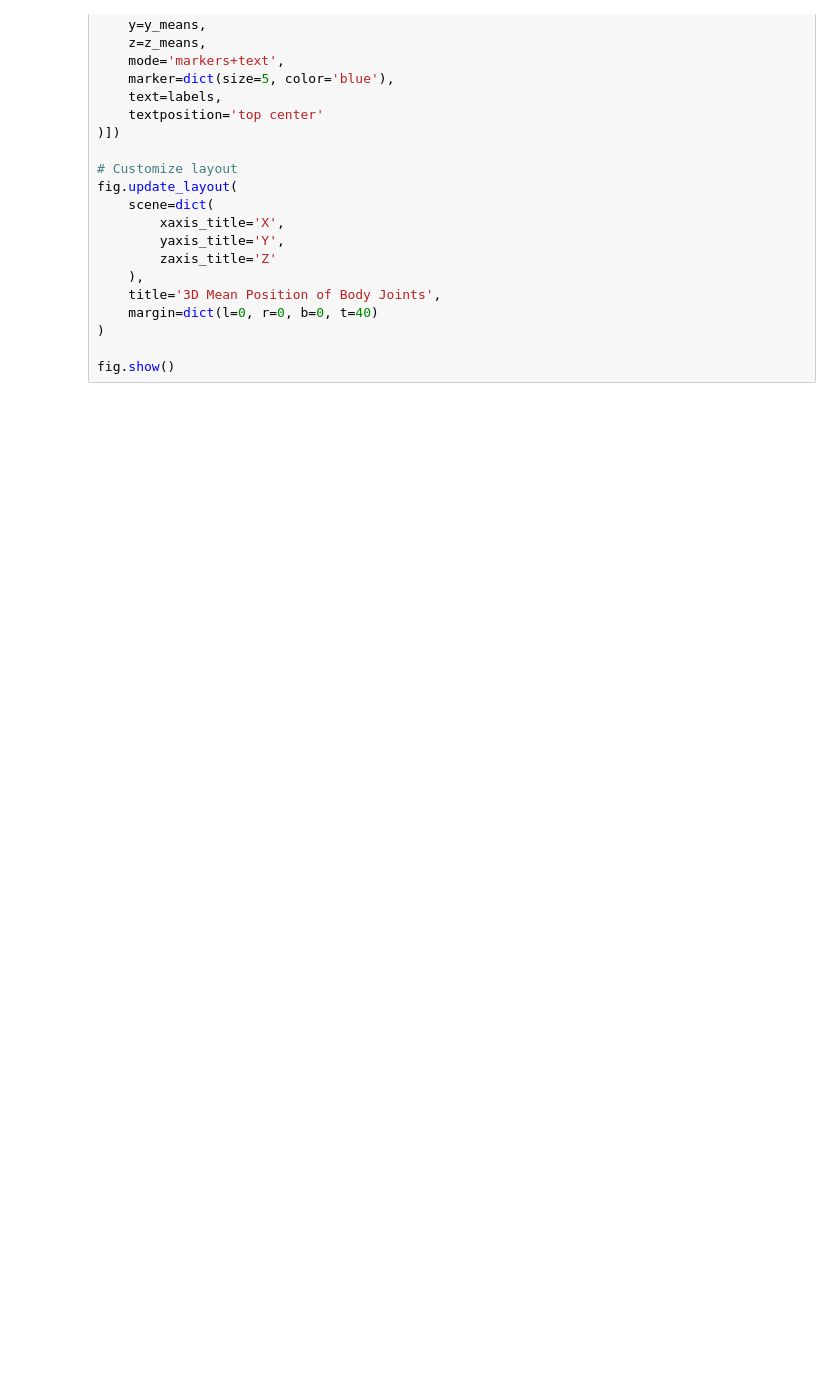
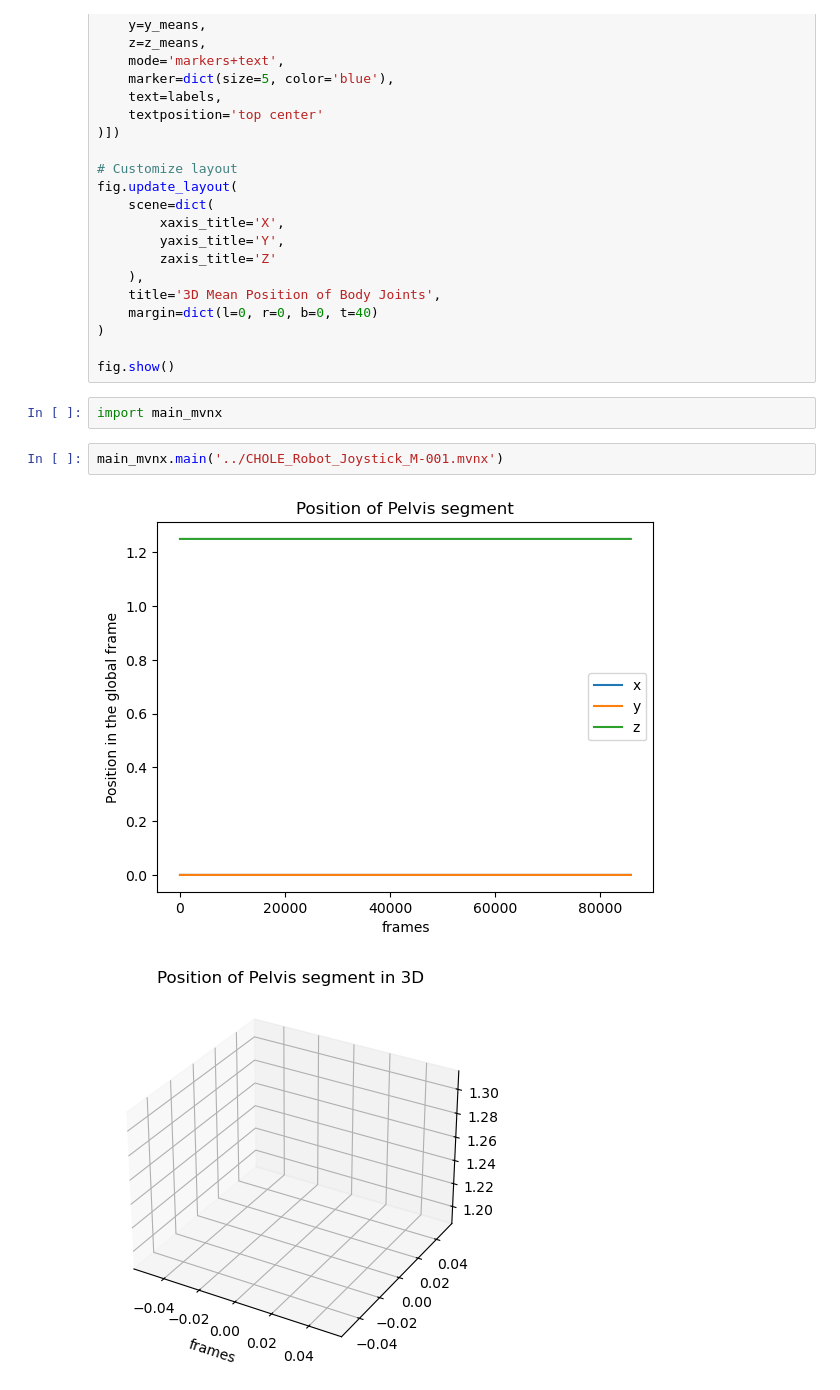
Before and after one commit to jakobreinhardt/motion-data-analysis, a Jupyter notebook: xsense.ipynb, the cells around one changed output. Cells and saved outputs as stored; diff of their text form; blank space fills up the shorter version.

```diff
--- a/xsense.ipynb
+++ b/xsense.ipynb
@@ -139,3 +139,10 @@ fig.update_layout(
 )
 
 fig.show()
+# %%
+import main_mvnx
+# %%
+main_mvnx.main('../CHOLE_Robot_Joystick_M-001.mvnx')
+# %% [output]
+[figure, added]
+[figure, added]
```
Also changed, not shown: 5 other files.
